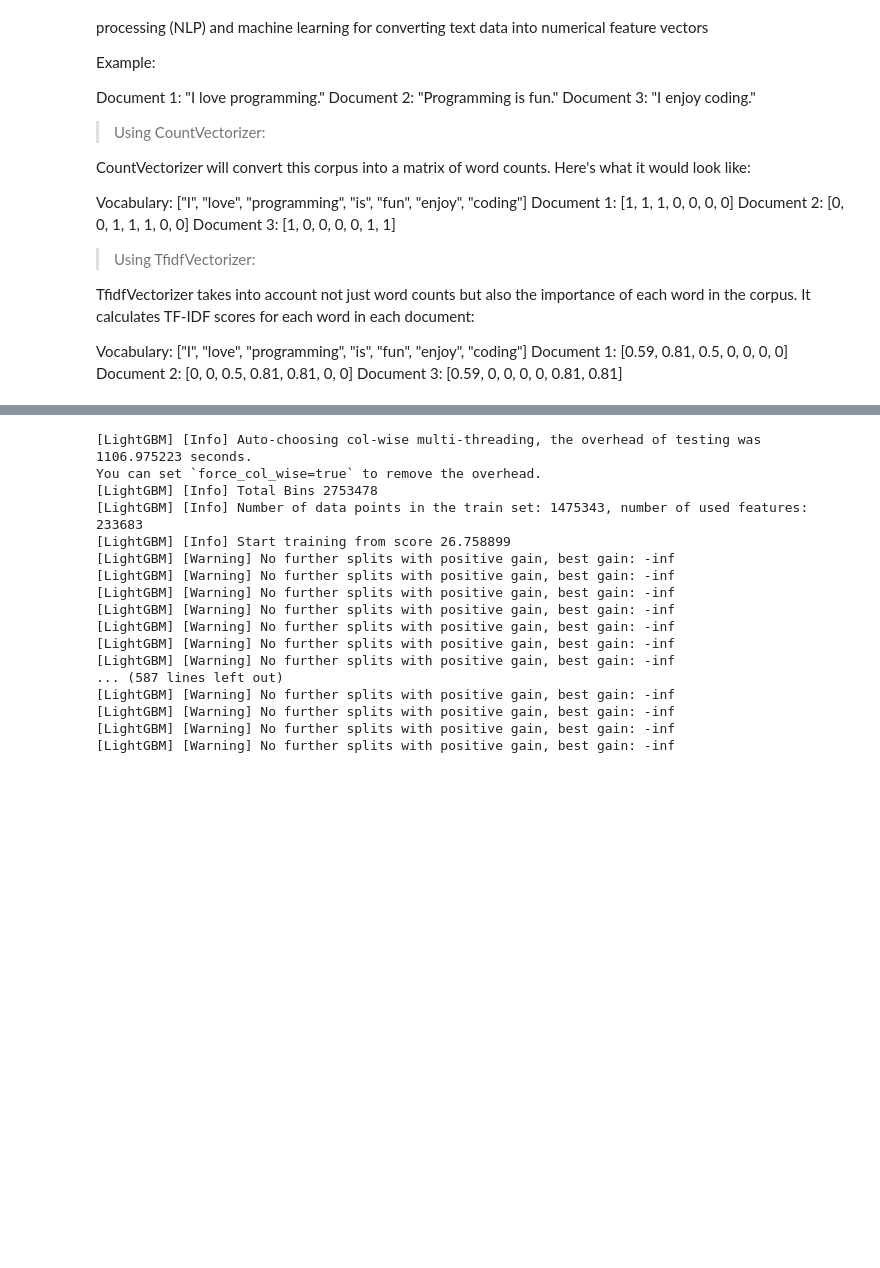
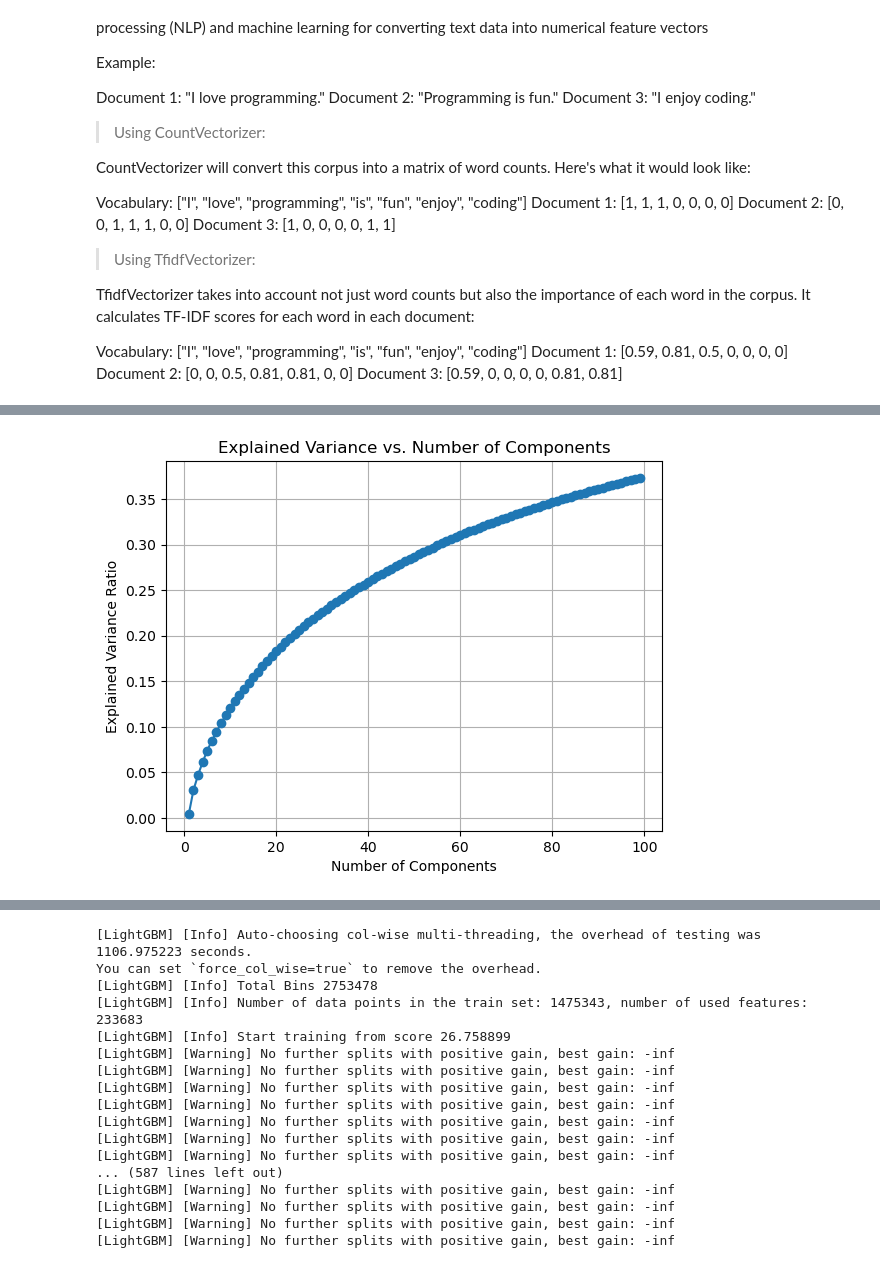
Before and after one commit to Alaqrakhadija/PriceRecomendation-, a Jupyter notebook: EDA/EDA.ipynb, the cells around one changed output, grey strips where cells are left out. Saved outputs shown, nothing was run; the diff lists cells and outputs as text; code cells hidden in the pictures; blank space fills up the shorter version.

```diff
--- a/EDA/EDA.ipynb
+++ b/EDA/EDA.ipynb
@@ -358,0 +284,2 @@ train_vec = vectorizer.transform(X_train)
+# %%
+train = encoding(train)
@@ -358,0 +290,26 @@ train_vec = vectorizer.transform(X_train)
+# %%
+from sklearn.decomposition import TruncatedSVD
+import matplotlib.pyplot as plt
+
+# Initialize TruncatedSVD
+svd = TruncatedSVD()
+
+# List to store explained variance ratios
+explained_variances = []
+
+# Try different numbers of components
+components_range = range(1, 100)  # Adjust the range as needed
+for n_components in components_range:
+    svd.n_components = n_components
+    svd.fit(train)  # Use your preprocessed data here
+    explained_variances.append(svd.explained_variance_ratio_.sum())
+
+# Plot explained variance ratios
+plt.plot(components_range, explained_variances, marker='o')
+plt.xlabel('Number of Components')
+plt.ylabel('Explained Variance Ratio')
+plt.title('Explained Variance vs. Number of Components')
+plt.grid()
+plt.show()
+# %% [output]
+[figure, added]
```
Also changed, not shown: parts of 51 cells of this notebook.
